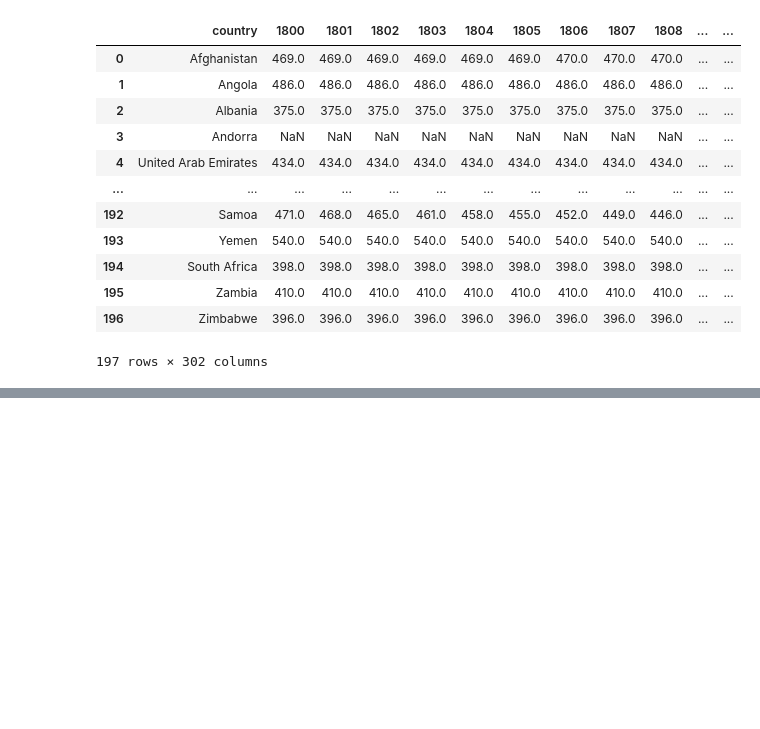
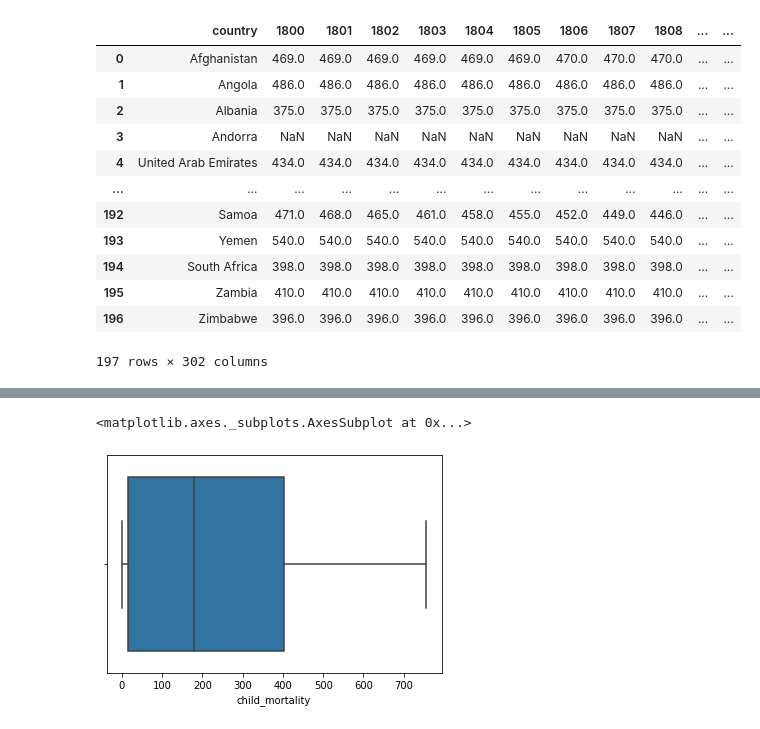
Before and after one commit to py-train/cyient-mar23, a Jupyter notebook: Day8.ipynb, the cells around one changed output, grey strips where cells are left out. Drawn from its saved outputs; the diff is of its cells as text; code cells hidden in the pictures; blank space fills up the shorter version.

```diff
--- a/Day8.ipynb
+++ b/Day8.ipynb
@@ -363,0 +717,5 @@ cmort
+# %%
+sns.boxplot(gm.child_mortality)
+# %% [output]
+<matplotlib.axes._subplots.AxesSubplot at 0x...>
+[figure, added]
```
Also changed, not shown: parts of 36 cells of this notebook, 2 other files.
